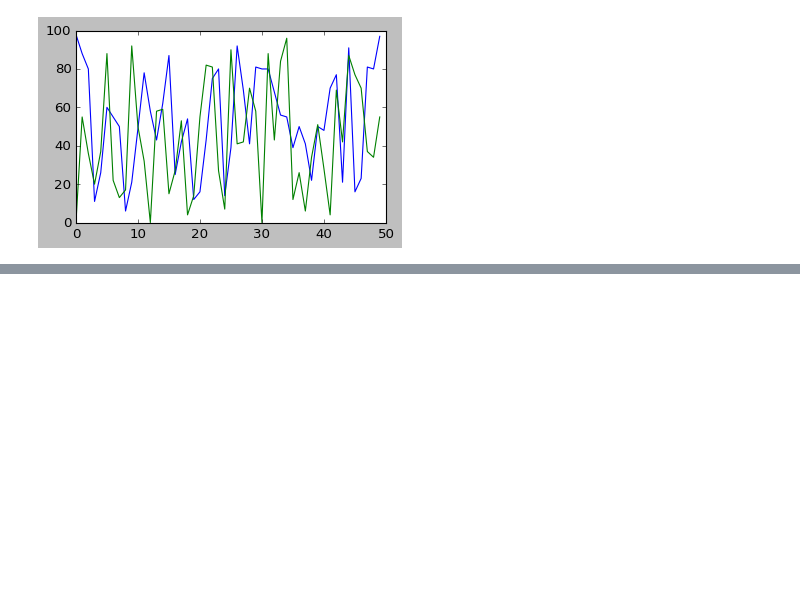
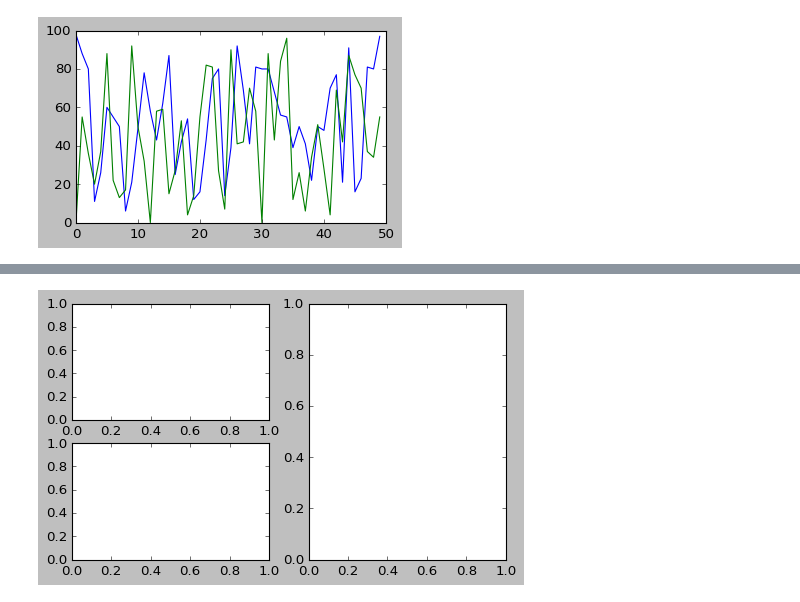
Before and after one commit to jackiewang-zhiyao/visualization, a Jupyter notebook: 04_this_cohort/Classnotes.ipynb, the cells around one changed output, grey strips where cells are left out. Cells and saved outputs as stored; diff of their text form; code cells hidden in the pictures; blank space fills up the shorter version.

```diff
--- a/04_this_cohort/Classnotes.ipynb
+++ b/04_this_cohort/Classnotes.ipynb
@@ -320,0 +348,6 @@ fig.show()
+# %%
+fig, someaxes = plt.subplot_mosaic([['ax1', 'ax3'],
+                                      ['ax2', 'ax3']],
+                                      figsize=(7, 4))
+# %% [output]
+[figure, added]
```
Also changed, not shown: parts of 16 cells of this notebook.
